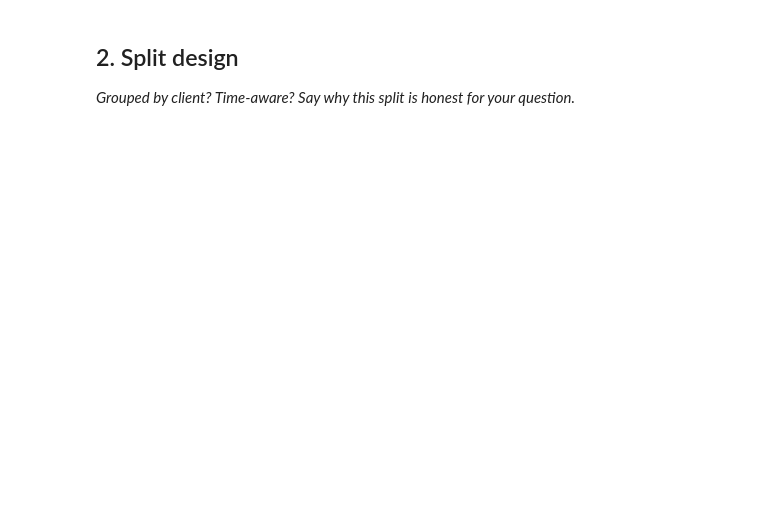
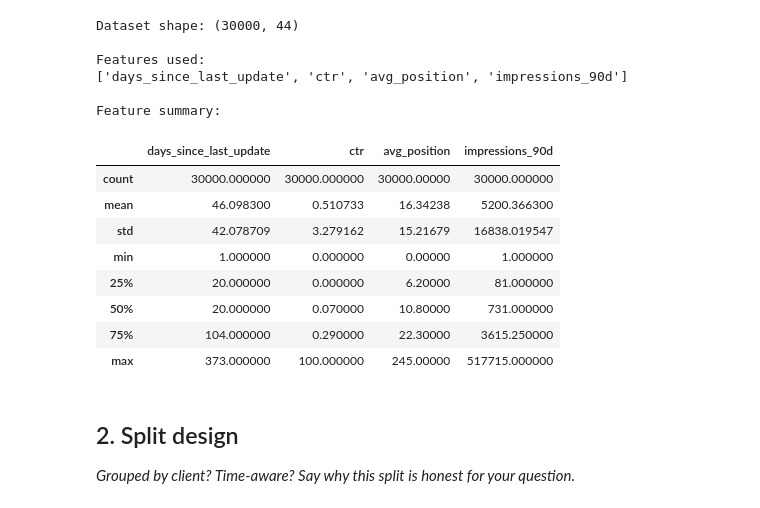
Before and after one commit to piasa19/flyrank-ml-internship-starter, a Jupyter notebook: work/notebooks/w05_model.ipynb, the cells around one changed output. Saved outputs shown, nothing was run; the diff lists cells and outputs as text; code cells hidden in the pictures; blank space fills up the shorter version.

```diff
--- a/work/notebooks/w05_model.ipynb
+++ b/work/notebooks/w05_model.ipynb
@@ -13,3 +18,43 @@ This skeleton is yours to fill. Work the sections **in order** — each one has
+# %%
+# ML-08 — Section 1: Method choice and why
+
+import pandas as pd
+from sklearn.ensemble import RandomForestRegressor
+
+# Load the same dataset used in ML-07
+data_path = "/content/content_refresh_anonymized.csv"
+df = pd.read_csv(data_path)
+
+# Signals used in the previous baseline
+features = [
+    "days_since_last_update",
+    "ctr",
+    "avg_position",
+    "impressions_90d"
+]
+
+print("Dataset shape:", df.shape)
+print("\nFeatures used:")
+print(features)
+
+print("\nFeature summary:")
+display(df[features].describe())
+# %% [output]
+Dataset shape: (30000, 44)
+
+Features used:
+['days_since_last_update', 'ctr', 'avg_position', 'impressions_90d']
+
+Feature summary:
+|  | days_since_last_update | ctr | avg_position | impressions_90d |
+| count | 30000.000000 | 30000.000000 | 30000.00000 | 30000.000000 |
+| mean | 46.098300 | 0.510733 | 16.34238 | 5200.366300 |
+| std | 42.078709 | 3.279162 | 15.21679 | 16838.019547 |
+| min | 1.000000 | 0.000000 | 0.00000 | 1.000000 |
+| 25% | 20.000000 | 0.000000 | 6.20000 | 81.000000 |
+| 50% | 20.000000 | 0.070000 | 10.80000 | 731.000000 |
+| 75% | 104.000000 | 0.290000 | 22.30000 | 3615.250000 |
+| max | 373.000000 | 100.000000 | 245.00000 | 517715.000000 |
 # %% [markdown]
 ## 2. Split design
 
```
Also changed, not shown: parts of 8 cells of this notebook.
